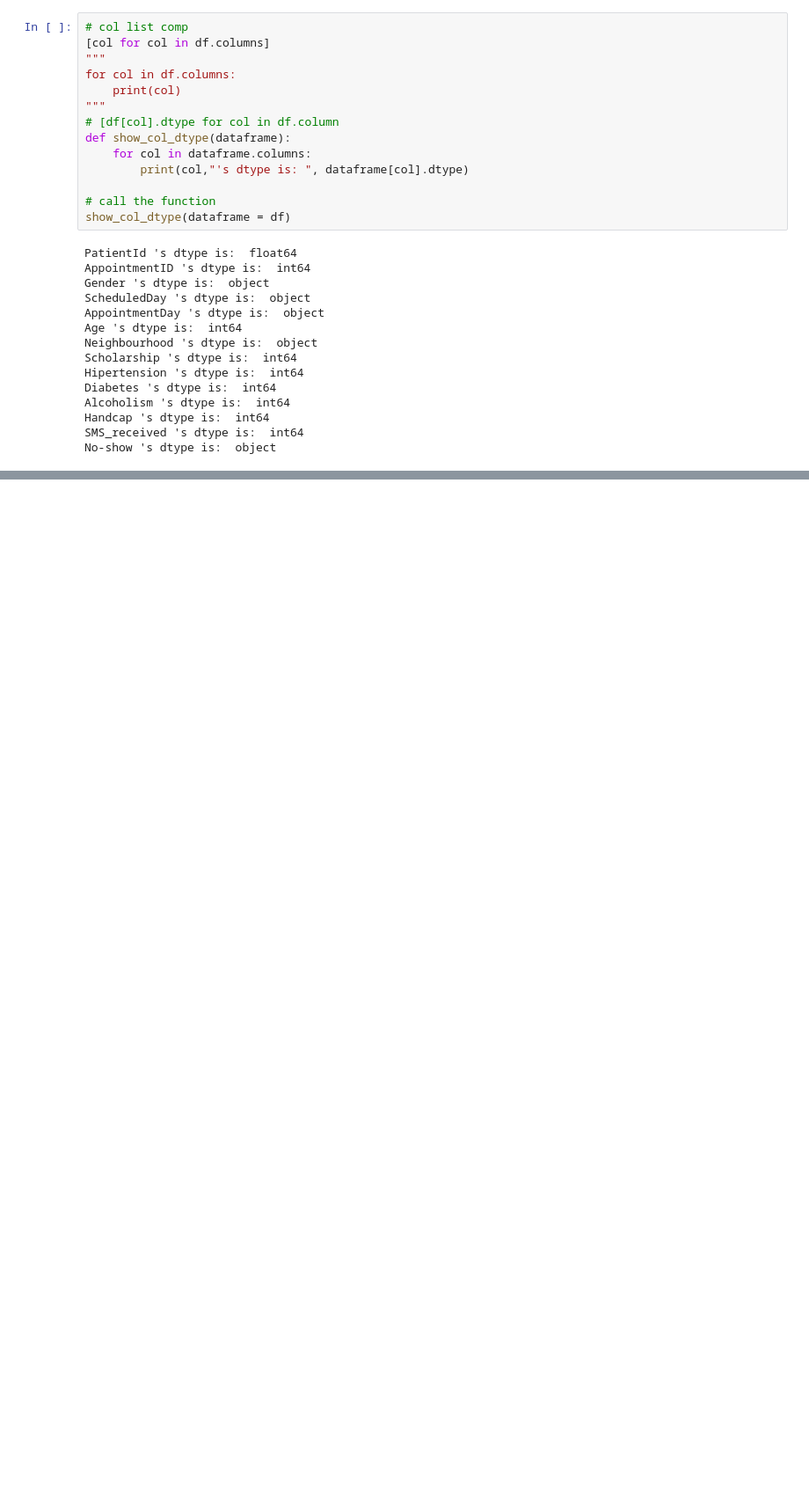
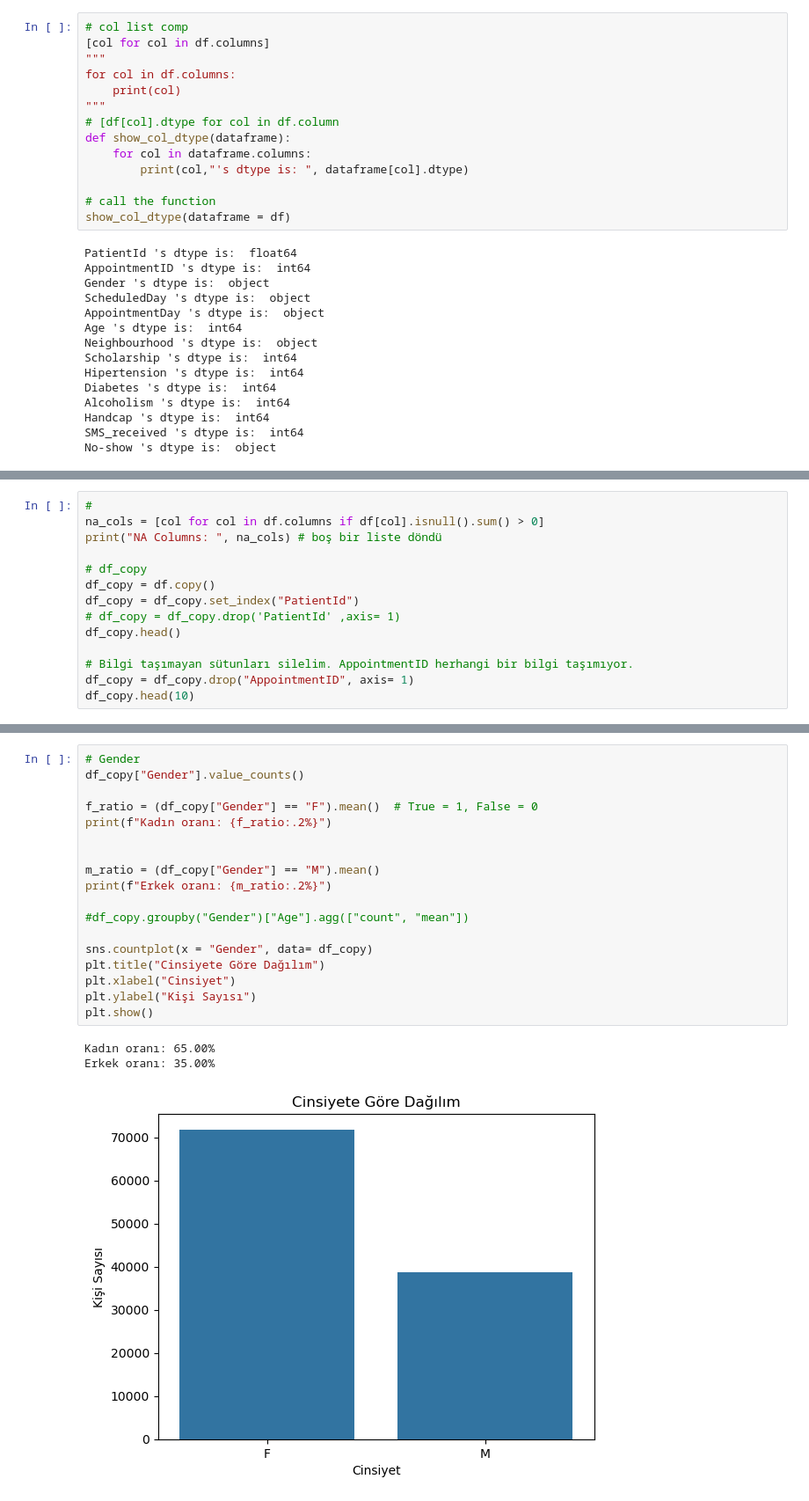
Before and after one commit to UstubecEmre/MedicalAppointmentML, a Jupyter notebook: medical_appointment.ipynb, the cells around one changed output, grey strips where cells are left out. Shown at 88% size. Drawn from its saved outputs; the diff is of its cells as text; blank space fills up the shorter version.

Commit message:
feat: analyze and visualize categorical variables

```diff
--- a/medical_appointment.ipynb
+++ b/medical_appointment.ipynb
@@ -137,0 +164,14 @@ Numerical Columns:  ['PatientId', 'AppointmentID', 'Age', 'Scholarship', 'Hipert
+# %%
+#
+na_cols = [col for col in df.columns if df[col].isnull().sum() > 0]
+print("NA Columns: ", na_cols) # boş bir liste döndü
+
+# df_copy
+df_copy = df.copy()
+df_copy = df_copy.set_index("PatientId")
+# df_copy = df_copy.drop('PatientId' ,axis= 1)
+df_copy.head()
+
+# Bilgi taşımayan sütunları silelim. AppointmentID herhangi bir bilgi taşımıyor.
+df_copy = df_copy.drop("AppointmentID", axis= 1)
+df_copy.head(10)
@@ -137,0 +192,22 @@ Numerical Columns:  ['PatientId', 'AppointmentID', 'Age', 'Scholarship', 'Hipert
+# %%
+# Gender
+df_copy["Gender"].value_counts()
+
+f_ratio = (df_copy["Gender"] == "F").mean()  # True = 1, False = 0
+print(f"Kadın oranı: {f_ratio:.2%}")
+
+
+m_ratio = (df_copy["Gender"] == "M").mean()
+print(f"Erkek oranı: {m_ratio:.2%}")
+
+#df_copy.groupby("Gender")["Age"].agg(["count", "mean"])
+
+sns.countplot(x = "Gender", data= df_copy)
+plt.title("Cinsiyete Göre Dağılım")
+plt.xlabel("Cinsiyet")
+plt.ylabel("Kişi Sayısı")
+plt.show()
+# %% [output]
+Kadın oranı: 65.00%
+Erkek oranı: 35.00%
+[figure, added]
```
Also changed, not shown: parts of 13 cells of this notebook.
